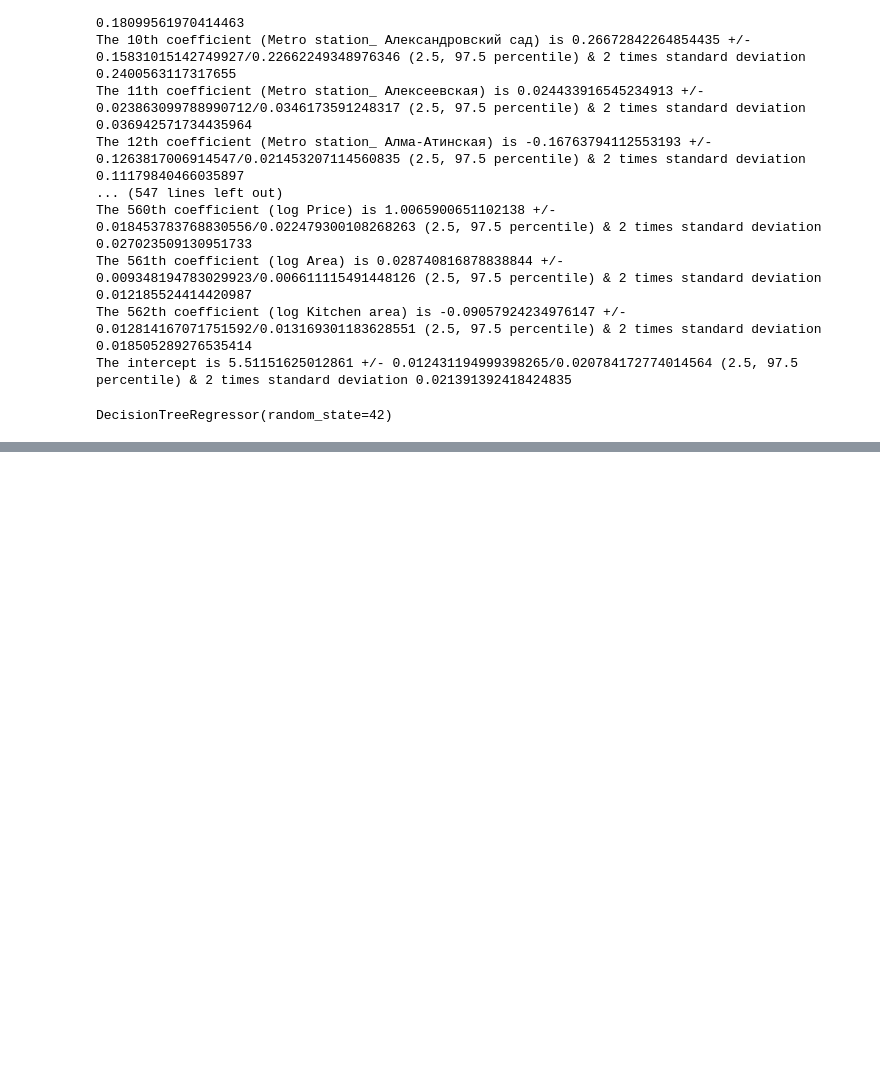
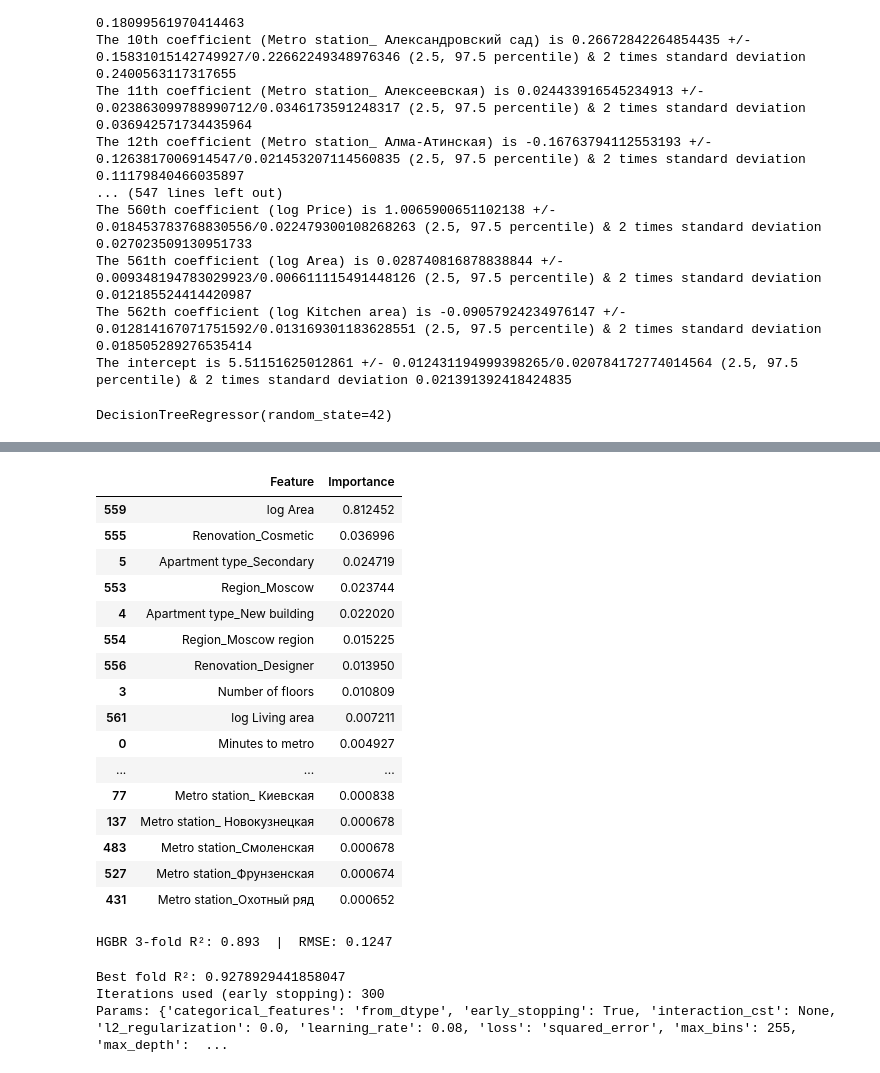
Before and after one commit to abmostert/data-science-portfolio, a Jupyter notebook: moscow_data.ipynb, the cells around one changed output, grey strips where cells are left out. Drawn from its saved outputs; the diff is of its cells as text; code cells hidden in the pictures; blank space fills up the shorter version.

```diff
--- a/moscow_data.ipynb
+++ b/moscow_data.ipynb
@@ -854,0 +952,24 @@ TypeError: got an unexpected keyword argument 'squared'
+# %%
+# Average feature importances across folds
+importances = np.mean([est.feature_importances_ for est in cv["estimator"]], axis=0)
+fi = (pd.DataFrame({"Feature": x_data.columns, "Importance": importances})
+        .sort_values("Importance", ascending=False))
+fi.head(20)
+# %% [output]
+|  | Feature | Importance |
+| 559 | log Area | 0.812452 |
+| 555 | Renovation_Cosmetic | 0.036996 |
+| 5 | Apartment type_Secondary | 0.024719 |
+| 553 | Region_Moscow | 0.023744 |
+| 4 | Apartment type_New building | 0.022020 |
+| 554 | Region_Moscow region | 0.015225 |
+| 556 | Renovation_Designer | 0.013950 |
+| 3 | Number of floors | 0.010809 |
+| 561 | log Living area | 0.007211 |
+| 0 | Minutes to metro | 0.004927 |
+| ... | ... | ... |
+| 77 | Metro station_ Киевская | 0.000838 |
+| 137 | Metro station_ Новокузнецкая | 0.000678 |
+| 483 | Metro station_Смоленская | 0.000678 |
+| 527 | Metro station_Фрунзенская | 0.000674 |
+| 431 | Metro station_Охотный ряд | 0.000652 |
@@ -854,0 +1028,47 @@ TypeError: got an unexpected keyword argument 'squared'
+# %%
+from sklearn.ensemble import HistGradientBoostingRegressor
+from sklearn.model_selection import cross_validate
+import numpy as np
+import pandas as pd
+
+hgb = HistGradientBoostingRegressor(
+    learning_rate=0.08,      # a bit higher → fewer iterations needed
+    max_leaf_nodes=31,       # small trees (fast, strong default-ish)
+    max_iter=300,            # upper bound; early_stopping will stop sooner
+    early_stopping=True,
+    validation_fraction=0.1,
+    random_state=42
+)
+
+cv = cross_validate(
+    hgb, x_data, y_data,
+    cv=3,  # faster than 5-fold and usually fine
+    scoring={"r2":"r2","rmse":"neg_root_mean_squared_error"},
+    n_jobs=-1,
+    return_estimator=True
+)
+
+r2_mean  = np.mean(cv["test_r2"])
+rmse_mean = -np.mean(cv["test_rmse"])
+print(f"HGBR 3-fold R²: {r2_mean:.3f}  |  RMSE: {rmse_mean:.4f}")
+# %% [output]
+HGBR 3-fold R²: 0.893  |  RMSE: 0.1247
+# %%
+# pick the best fold by R^2
+best_idx = int(np.argmax(cv["test_r2"]))
+best_est = cv["estimator"][best_idx]
+
+# 1) Exact params used (same as you set)
+best_params = best_est.get_params()
+
+# 2) Early-stopping result: how many boosting iterations actually used
+# (only for HistGradientBoostingRegressor)
+n_iter_used = best_est.n_iter_   # <-- this is often what you want
+
+print("Best fold R²:", cv["test_r2"][best_idx])
+print("Iterations used (early stopping):", n_iter_used)
+print("Params:", best_params)
+# %% [output]
+Best fold R²: 0.9278929441858047
+Iterations used (early stopping): 300
+Params: {'categorical_features': 'from_dtype', 'early_stopping': True, 'interaction_cst': None, 'l2_regularization': 0.0, 'learning_rate': 0.08, 'loss': 'squared_error', 'max_bins': 255, 'max_depth':  ...
```
Also changed, not shown: parts of 23 cells of this notebook, 1 other file.
